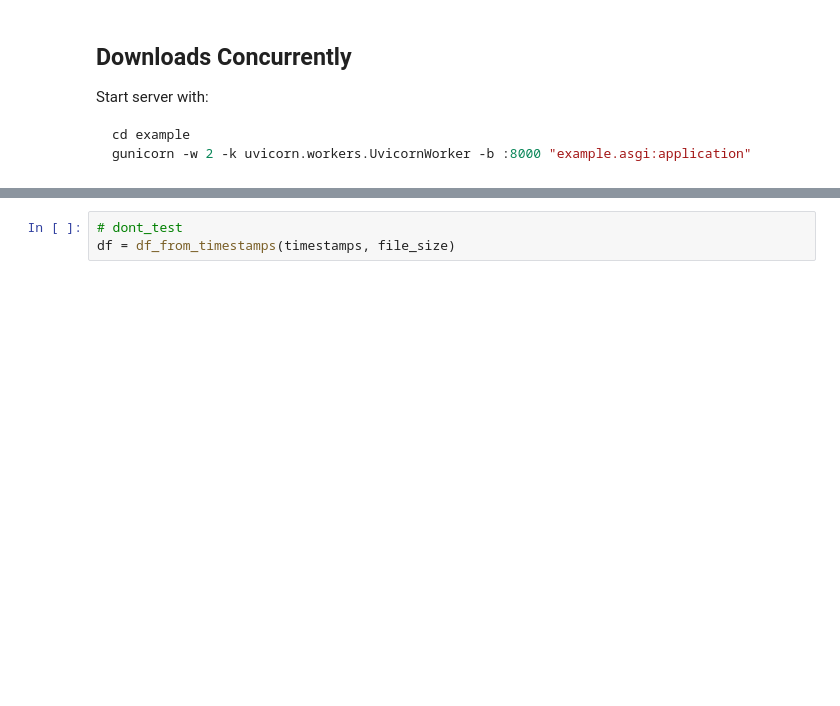
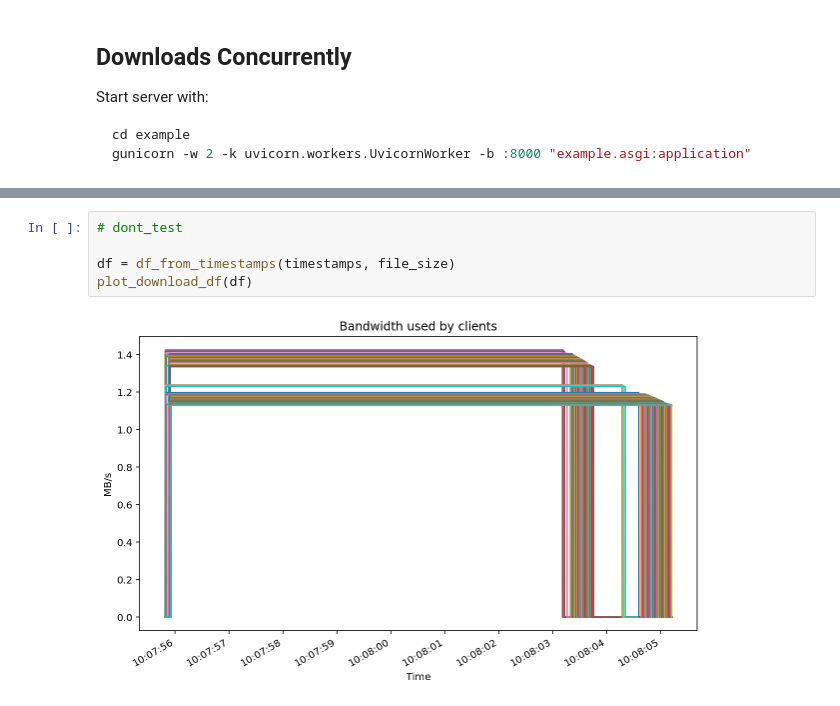
Before and after one commit to ephes/django_fileresponse, a Jupyter notebook: nbs/test_concurrent_downloads.ipynb, the cells around one changed output, grey strips where cells are left out. Drawn from its saved outputs; the diff is of its cells as text; blank space fills up the shorter version.

Commit message:
use plotting helper function + cd without startproject

```diff
--- a/nbs/test_concurrent_downloads.ipynb
+++ b/nbs/test_concurrent_downloads.ipynb
@@ -170,6 +169,9 @@ for num, response in enumerate(responses):
 [interactive output not drawn]
 # %%
 # dont_test
+
 df = df_from_timestamps(timestamps, file_size)
+plot_download_df(df)
 # %% [output]
+[figure, added]
 [interactive output not drawn]
```
Also changed, not shown: parts of 4 cells of this notebook, 3 other files.
